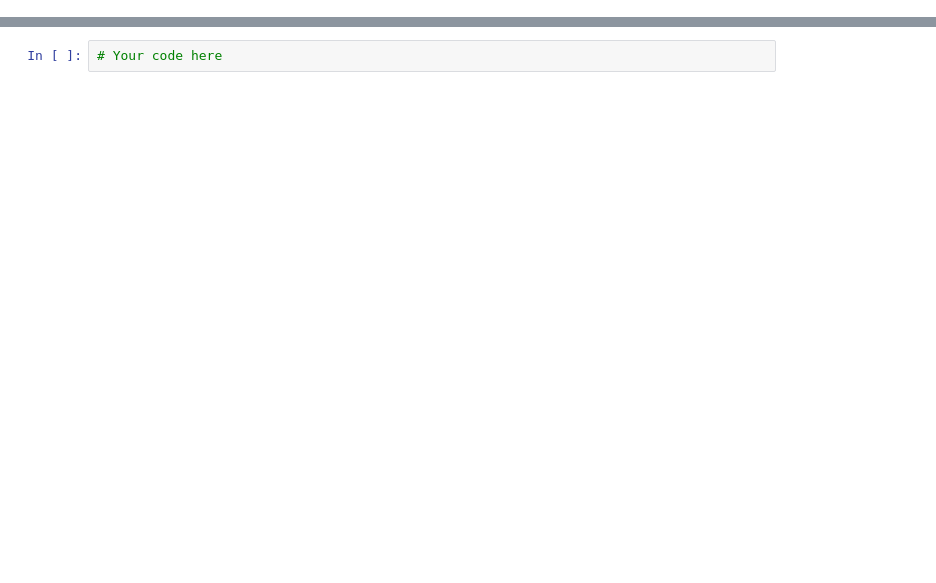
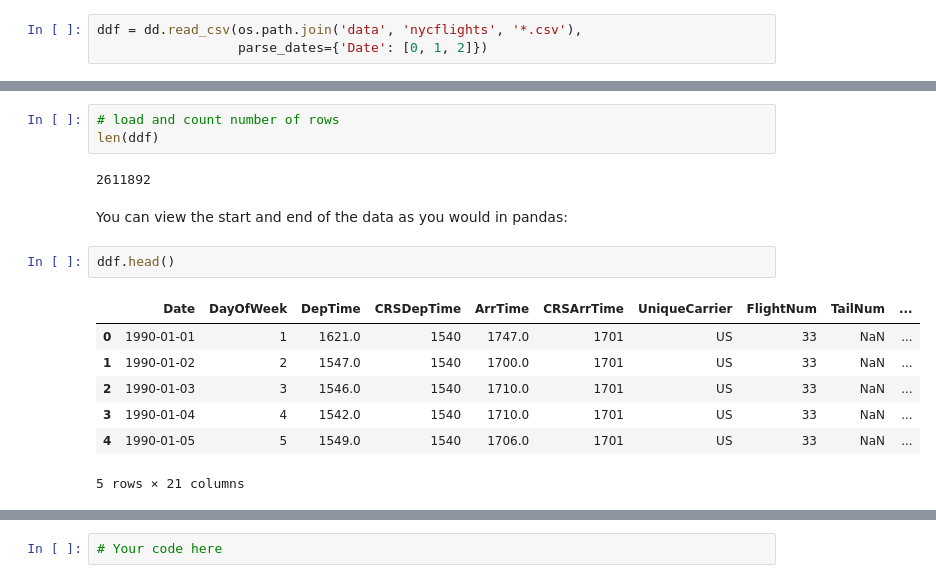
Before and after one commit to dask/dask-tutorial, a Jupyter notebook: 04_dataframe.ipynb, the cells around one changed output, grey strips where cells are left out. Saved outputs shown, nothing was run; the diff lists cells and outputs as text; blank space fills up the shorter version.

Commit message:
update dataframe notebook for scipy 22

```diff
--- a/04_dataframe.ipynb
+++ b/04_dataframe.ipynb
@@ -155,0 +87,3 @@ If you aren't familiar with pandas, how would you check how many records are in
+# %%
+ddf = dd.read_csv(os.path.join('data', 'nycflights', '*.csv'),
+                  parse_dates={'Date': [0, 1, 2]})
@@ -155,0 +119,17 @@ If you aren't familiar with pandas, how would you check how many records are in
+# %%
+# load and count number of rows
+len(ddf)
+# %% [output]
+2611892
+# %% [markdown]
+You can view the start and end of the data as you would in pandas:
+# %%
+ddf.head()
+# %% [output]
+|  | Date | DayOfWeek | DepTime | CRSDepTime | ArrTime | CRSArrTime | UniqueCarrier | FlightNum | TailNum | ... |
+| 0 | 1990-01-01 | 1 | 1621.0 | 1540 | 1747.0 | 1701 | US | 33 | NaN | ... |
+| 1 | 1990-01-02 | 2 | 1547.0 | 1540 | 1700.0 | 1701 | US | 33 | NaN | ... |
+| 2 | 1990-01-03 | 3 | 1546.0 | 1540 | 1710.0 | 1701 | US | 33 | NaN | ... |
+| 3 | 1990-01-04 | 4 | 1542.0 | 1540 | 1710.0 | 1701 | US | 33 | NaN | ... |
+| 4 | 1990-01-05 | 5 | 1549.0 | 1540 | 1706.0 | 1701 | US | 33 | NaN | ... |
+5 rows × 21 columns
```
Also changed, not shown: parts of 96 cells of this notebook, 1 other file.
